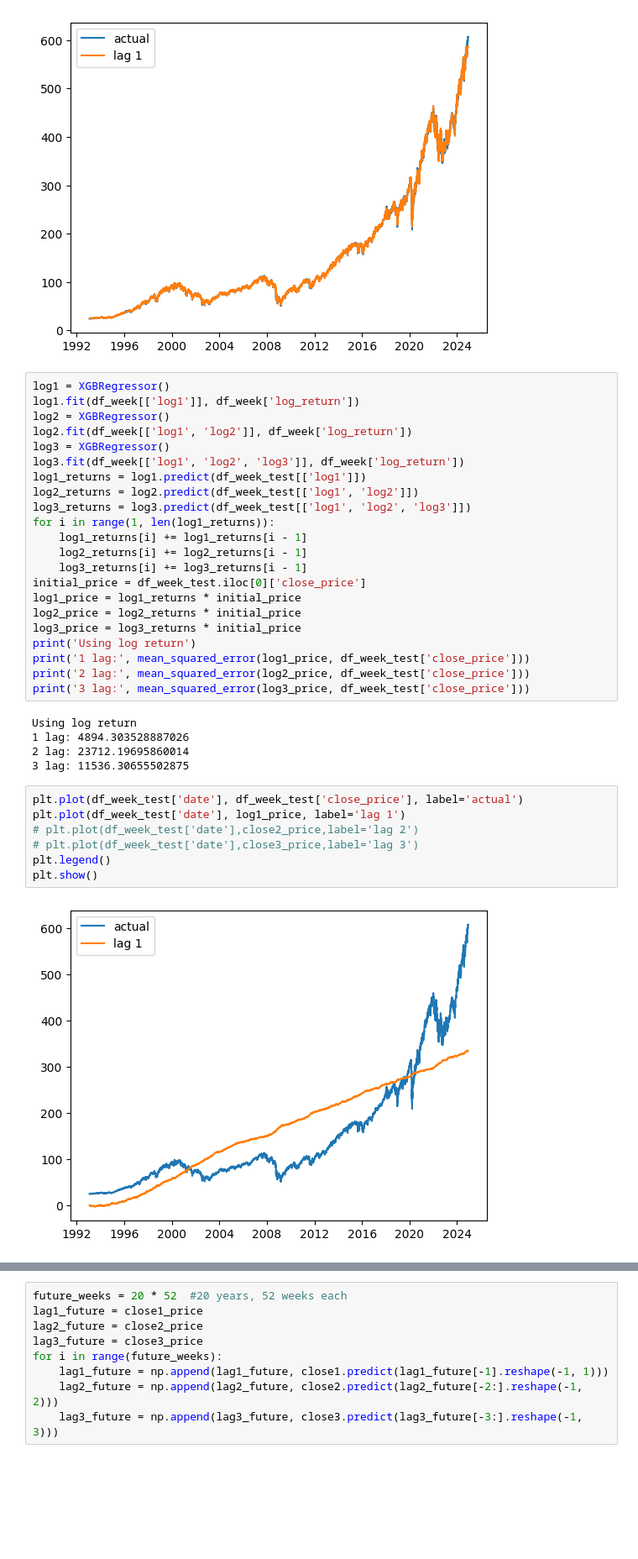
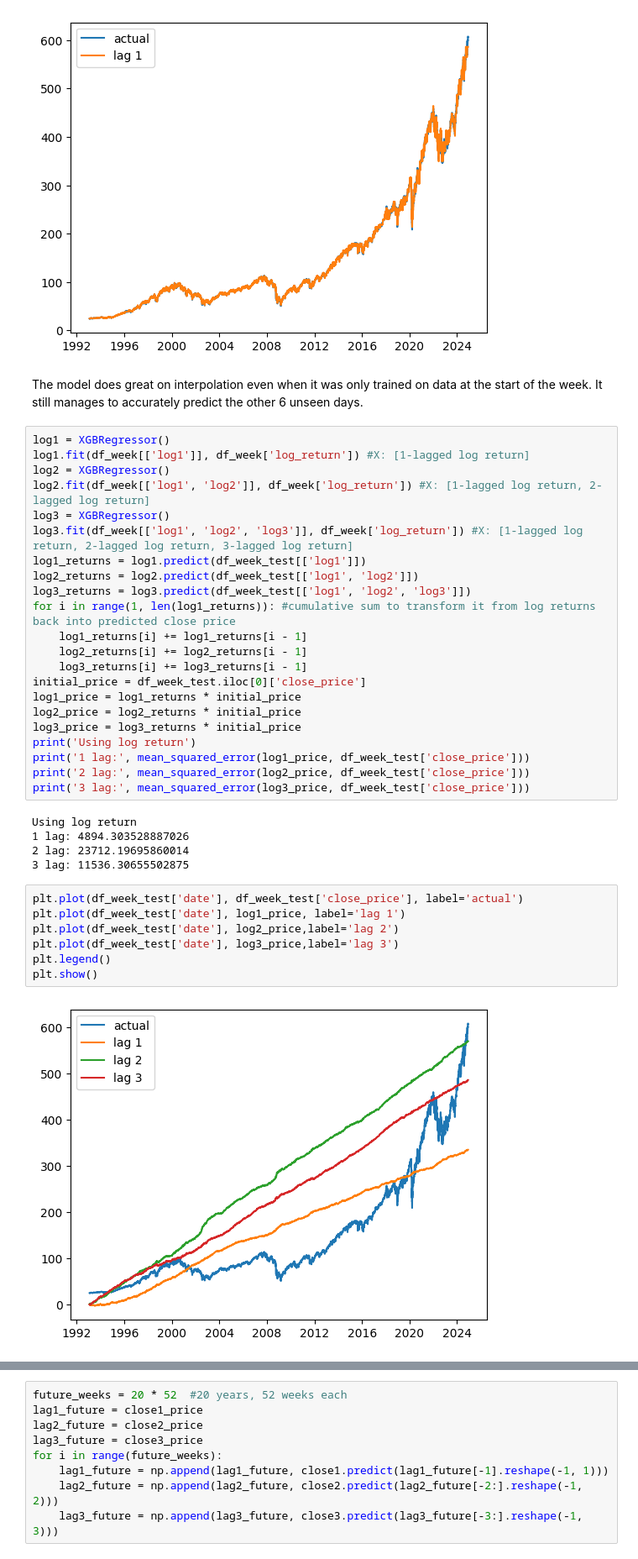
Before and after one commit to dhcchh/SPY-Analytics-Forecasting-Project, a Jupyter notebook: ML-Notebooks/XGBoost.ipynb, the cells around one changed output, grey strips where cells are left out. Shown at 84% size. Drawn from its saved outputs; the diff is of its cells as text; blank space fills up the shorter version.

```diff
--- a/ML-Notebooks/XGBoost.ipynb
+++ b/ML-Notebooks/XGBoost.ipynb
@@ -51,17 +51,19 @@ plt.legend()
 plt.show()
 # %% [output]
 [figure]
+# %% [markdown]
+The model does great on interpolation even when it was only trained on data at the start of the week. It still manages to accurately predict the other 6 unseen days.
 # %%
 log1 = XGBRegressor()
-log1.fit(df_week[['log1']], df_week['log_return'])
+log1.fit(df_week[['log1']], df_week['log_return']) #X: [1-lagged log return]
 log2 = XGBRegressor()
-log2.fit(df_week[['log1', 'log2']], df_week['log_return'])
+log2.fit(df_week[['log1', 'log2']], df_week['log_return']) #X: [1-lagged log return, 2-lagged log return]
 log3 = XGBRegressor()
-log3.fit(df_week[['log1', 'log2', 'log3']], df_week['log_return'])
+log3.fit(df_week[['log1', 'log2', 'log3']], df_week['log_return']) #X: [1-lagged log return, 2-lagged log return, 3-lagged log return]
 log1_returns = log1.predict(df_week_test[['log1']])
 log2_returns = log2.predict(df_week_test[['log1', 'log2']])
 log3_returns = log3.predict(df_week_test[['log1', 'log2', 'log3']])
-for i in range(1, len(log1_returns)):
+for i in range(1, len(log1_returns)): #cumulative sum to transform it from log returns back into predicted close price
     log1_returns[i] += log1_returns[i - 1]
     log2_returns[i] += log2_returns[i - 1]
     log3_returns[i] += log3_returns[i - 1]
@@ -81,9 +83,9 @@ Using log return
 # %%
 plt.plot(df_week_test['date'], df_week_test['close_price'], label='actual')
 plt.plot(df_week_test['date'], log1_price, label='lag 1')
-# plt.plot(df_week_test['date'],close2_price,label='lag 2')
-# plt.plot(df_week_test['date'],close3_price,label='lag 3')
+plt.plot(df_week_test['date'], log2_price,label='lag 2')
+plt.plot(df_week_test['date'], log3_price,label='lag 3')
 plt.legend()
 plt.show()
 # %% [output]
-[figure, old version]
+[figure, new version]
```
Also changed, not shown: parts of 6 cells of this notebook.
